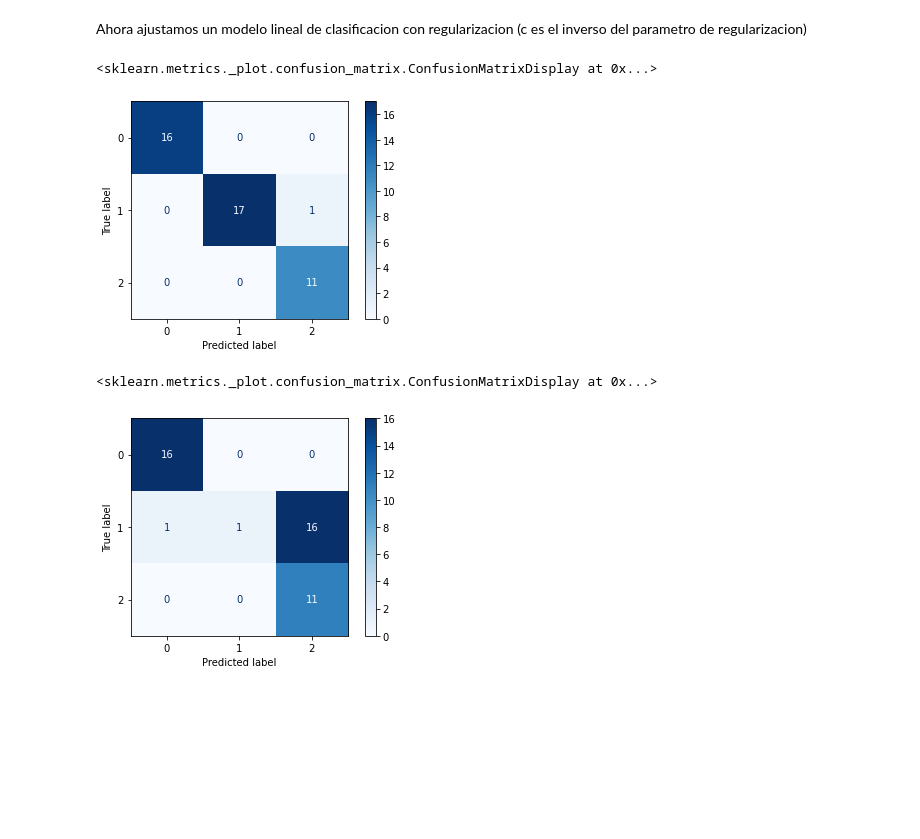
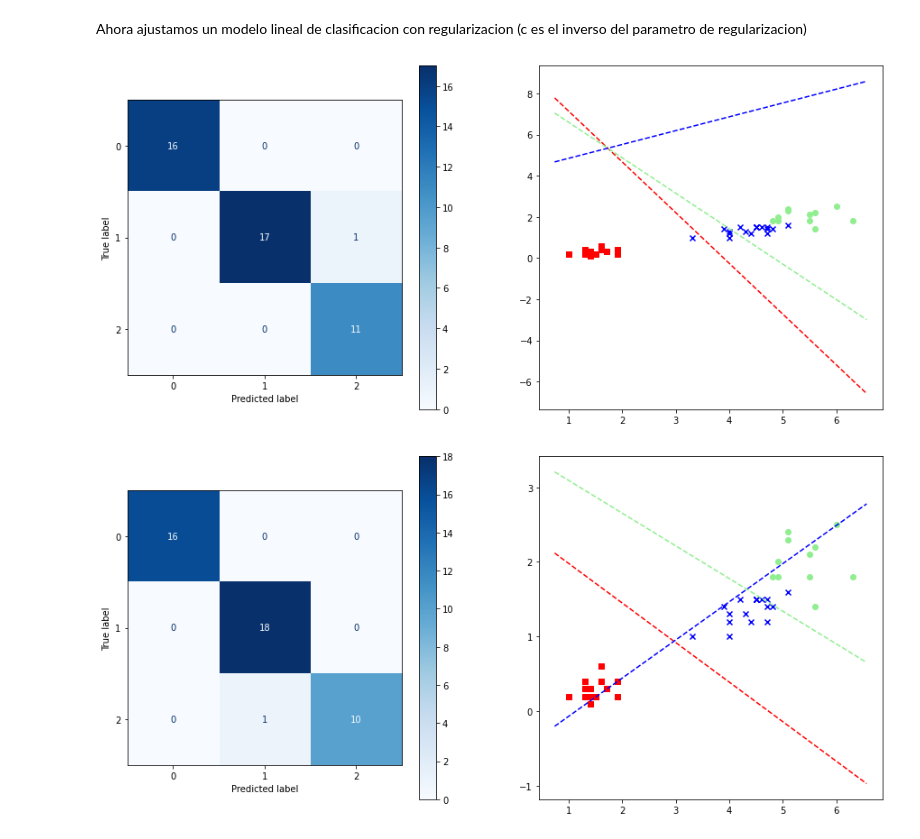
Before and after one commit to sherna90/mineria_datos, a Jupyter notebook: 4.-modelos_lineales_clasificacion.ipynb, the cells around one changed output. Saved outputs shown, nothing was run; the diff lists cells and outputs as text; code cells hidden in the pictures; blank space fills up the shorter version.

```diff
--- a/4.-modelos_lineales_clasificacion.ipynb
+++ b/4.-modelos_lineales_clasificacion.ipynb
@@ -37,0 +32,37 @@ for idx, cl in enumerate(np.unique(y_train)):
+# %%
+from matplotlib.colors import ListedColormap
+import matplotlib.pyplot as plt
+
+def plot_decision_boundary(clf):
+    # create a mesh to plot in
+    h = .02  # step size in the mesh
+    x_min, x_max = X_test[:, 0].min() , X_test[:, 0].max()
+    y_min, y_max = X_test[:, 1].min() , X_test[:, 1].max()
+    xx, yy = np.meshgrid(np.arange(x_min, x_max, h),np.arange(y_min, y_max, h))
+
+    # Plot also the training points
+    markers = ('s', 'x', 'o')
+    colors = ('red', 'blue', 'lightgreen')
+    for idx, cl in enumerate(np.unique(y_test)):
+        plt.scatter(x=X_test[y_test == cl, 0], y=X_test[y_test == cl, 1],
+                    marker=markers[idx], label=cl,color=colors[idx])
+
+        # Plot the three one-against-all classifiers
+    xmin, xmax = plt.xlim()
+    ymin, ymax = plt.ylim()
+    coef = clf.coef_
+    intercept = clf.intercept_
+
+    def plot_hyperplane(c, color):
+        def line(x0):
+            return (-(x0 * coef[c, 0]) - intercept[c]) / coef[c, 1]
+        plt.plot([xmin, xmax], [line(xmin), line(xmax)],ls="--", color=color)
+
+    for i, color in zip(clf.classes_, colors):
+        plot_hyperplane(i, color)
+
+markers = ('s', 'x', 'o')
+colors = ('red', 'blue', 'lightgreen')
+plt.figure(figsize=(7,5))
+for idx, cl in enumerate(np.unique(y_train)):
+    plt.scatter(x=X_train[y_train == cl, 0], y=X_train[y_train == cl, 1], marker=markers[idx], label=cl,color=colors[idx])
@@ -40,17 +73,22 @@ Ahora ajustamos un modelo lineal de clasificacion con regularizacion (c es el in
 # %%
 from sklearn.linear_model import LogisticRegression
 from sklearn.metrics import confusion_matrix,plot_confusion_matrix
 
-clf = LogisticRegression(penalty='none',multi_class='multinomial').fit(X_train, y_train)
-plot_confusion_matrix(clf, X_test, y_test,cmap=plt.cm.Blues)
+clf_l2 = LogisticRegression(penalty='l2',C=0.1,multi_class='multinomial').fit(X_train, y_train)
+
+fig, (ax1, ax2) = plt.subplots(1, 2,figsize=(15,7))
+plot_confusion_matrix(clf_l2, X_test, y_test,cmap=plt.cm.Blues,ax=ax1)
+plot_decision_boundary(clf_l2)
 # %% [output]
-<sklearn.metrics._plot.confusion_matrix.ConfusionMatrixDisplay at 0x...>
-[figure, old version]
+[figure, new version]
 # %%
 from sklearn.linear_model import SGDClassifier
 
-clf = SGDClassifier(loss="hinge", alpha=0.01).fit(X_train, y_train)
-plot_confusion_matrix(clf, X_test, y_test,cmap=plt.cm.Blues)
+clf_sgd = SGDClassifier(loss="log", alpha=0.0001,penalty='l2',
+                        max_iter=1e5,learning_rate='optimal',eta0=1e-1).fit(X_train, y_train)
+
+fig, (ax1, ax2) = plt.subplots(1, 2,figsize=(15,7))
+plot_confusion_matrix(clf_sgd, X_test, y_test,cmap=plt.cm.Blues,ax=ax1)
+plot_decision_boundary(clf_sgd)
 # %% [output]
-<sklearn.metrics._plot.confusion_matrix.ConfusionMatrixDisplay at 0x...>
-[figure, old version]
+[figure, new version]
```
Also changed, not shown: parts of 8 cells of this notebook, 2 other files.
